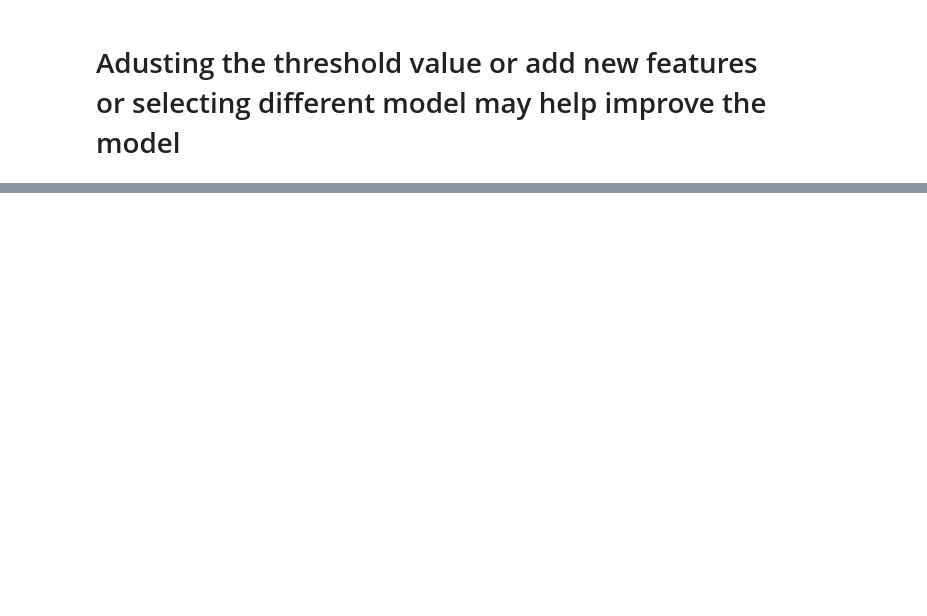
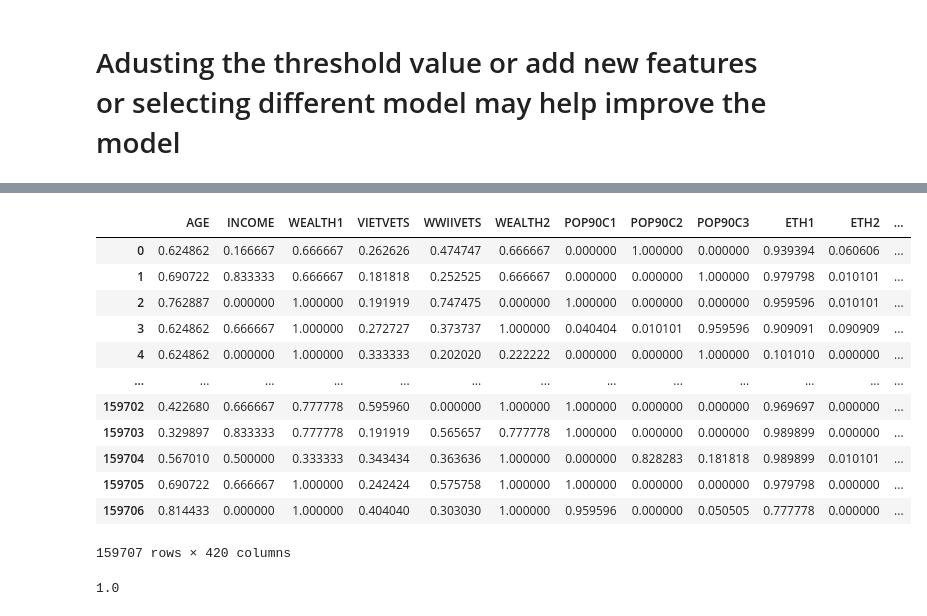
Before and after one commit to poojagit2000/lab-handling-data-imbalance-classification, a Jupyter notebook: Handling-data-imbalance.ipynb, the cells around one changed output, grey strips where cells are left out. Cells and saved outputs as stored; diff of their text form; code cells hidden in the pictures; blank space fills up the shorter version.

```diff
--- a/Handling-data-imbalance.ipynb
+++ b/Handling-data-imbalance.ipynb
@@ -595,3 +605,12 @@ display(confusion_matrix(y_test, y_pred))
 # Discuss the output and its impact in the business scenario. Is the cost of a false positive equals to the cost of the false negative? How would you change your algorithm or data in order to maximize the return of the business?
 # %% [markdown]
 # Adusting the threshold value or add new features or selecting different model may help improve the model
+# %%
+# Concatenate X_train and X_test and reset index
+X = pd.concat([X_train_treated_upsampled, X_test], axis=0).reset_index(drop=True)
+y_train = pd.DataFrame(y_train)
+# Concatenate y_train and y_test and reset index
+y = pd.concat([y_train, y_test], axis=0).reset_index(drop=True)
+# %%
+rf_classifier = RandomForestClassifier()
+rf_classifier.fit(X, y)
@@ -597,0 +619,9 @@ display(confusion_matrix(y_test, y_pred))
+# %%
+# Make predictions on all data
+y_pred_all = rf_classifier.predict(X)
+
+# Optionally, you can append the predictions to your DataFrame
+X['predicted_target'] = y_pred_all
+
+# Print or inspect the predictions
+print(X['predicted_target'])
@@ -597,0 +641,28 @@ display(confusion_matrix(y_test, y_pred))
+# %%
+X['actual_target'] = y
+X
+# %% [output]
+|  | AGE | INCOME | WEALTH1 | VIETVETS | WWIIVETS | WEALTH2 | POP90C1 | POP90C2 | POP90C3 | ETH1 | ETH2 | ... |
+| 0 | 0.624862 | 0.166667 | 0.666667 | 0.262626 | 0.474747 | 0.666667 | 0.000000 | 1.000000 | 0.000000 | 0.939394 | 0.060606 | ... |
+| 1 | 0.690722 | 0.833333 | 0.666667 | 0.181818 | 0.252525 | 0.666667 | 0.000000 | 0.000000 | 1.000000 | 0.979798 | 0.010101 | ... |
+| 2 | 0.762887 | 0.000000 | 1.000000 | 0.191919 | 0.747475 | 0.000000 | 1.000000 | 0.000000 | 0.000000 | 0.959596 | 0.010101 | ... |
+| 3 | 0.624862 | 0.666667 | 1.000000 | 0.272727 | 0.373737 | 1.000000 | 0.040404 | 0.010101 | 0.959596 | 0.909091 | 0.090909 | ... |
+| 4 | 0.624862 | 0.000000 | 1.000000 | 0.333333 | 0.202020 | 0.222222 | 0.000000 | 0.000000 | 1.000000 | 0.101010 | 0.000000 | ... |
+| ... | ... | ... | ... | ... | ... | ... | ... | ... | ... | ... | ... | ... |
+| 159702 | 0.422680 | 0.666667 | 0.777778 | 0.595960 | 0.000000 | 1.000000 | 1.000000 | 0.000000 | 0.000000 | 0.969697 | 0.000000 | ... |
+| 159703 | 0.329897 | 0.833333 | 0.777778 | 0.191919 | 0.565657 | 0.777778 | 1.000000 | 0.000000 | 0.000000 | 0.989899 | 0.000000 | ... |
+| 159704 | 0.567010 | 0.500000 | 0.333333 | 0.343434 | 0.363636 | 1.000000 | 0.000000 | 0.828283 | 0.181818 | 0.989899 | 0.010101 | ... |
+| 159705 | 0.690722 | 0.666667 | 1.000000 | 0.242424 | 0.575758 | 1.000000 | 1.000000 | 0.000000 | 0.000000 | 0.979798 | 0.000000 | ... |
+| 159706 | 0.814433 | 0.000000 | 1.000000 | 0.404040 | 0.303030 | 1.000000 | 0.959596 | 0.000000 | 0.050505 | 0.777778 | 0.000000 | ... |
+159707 rows × 420 columns
+# %%
+num_correct_predictions = (X['predicted_target'] == X['actual_target']).sum()
+
+# Calculate the total number of predictions
+total_predictions = len(X)
+
+# Calculate the accuracy
+accuracy = num_correct_predictions / total_predictions
+accuracy
+# %% [output]
+1.0
```
Also changed, not shown: parts of 20 cells of this notebook.
